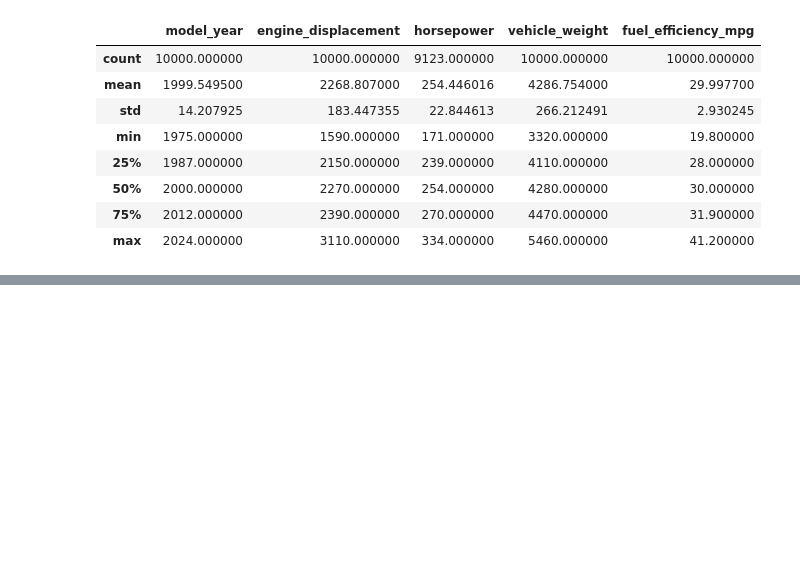
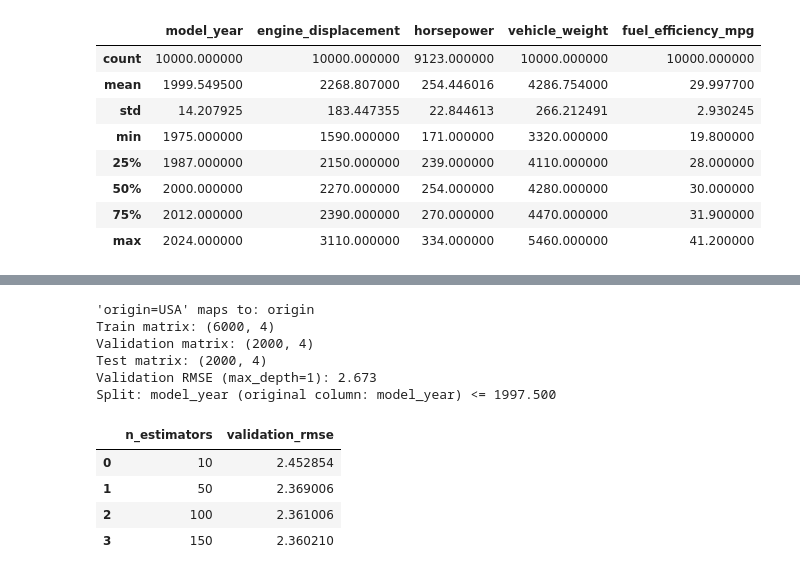
Before and after one commit to Ashfaqohi/Car_Price_Prediction_ML26-, a Jupyter notebook: notebook/01.ipynb, the cells around one changed output, grey strips where cells are left out. Saved outputs shown, nothing was run; the diff lists cells and outputs as text; code cells hidden in the pictures; blank space fills up the shorter version.

Commit message:
modified with decision trees & XGBoost

```diff
--- a/notebook/01.ipynb
+++ b/notebook/01.ipynb
@@ -369,0 +384,80 @@ np.float64(0.02433734949955211)
+# %%
+from sklearn.feature_extraction import DictVectorizer
+from sklearn.tree import DecisionTreeRegressor
+from sklearn.ensemble import RandomForestRegressor
+
+# Separate the target, then convert each feature dataframe to record dictionaries.
+y_zero_train = df_zero_train['fuel_efficiency_mpg']
+y_zero_val = df_zero_val['fuel_efficiency_mpg']
+y_zero_test = df_zero_full_test['fuel_efficiency_mpg']
+
+X_zero_train_dict = df_zero_train.drop(columns='fuel_efficiency_mpg').to_dict(orient='records')
+X_zero_val_dict = df_zero_val.drop(columns='fuel_efficiency_mpg').to_dict(orient='records')
+X_zero_test_dict = df_zero_full_test.drop(columns='fuel_efficiency_mpg').to_dict(orient='records')
+
+# Learn the feature mapping from training data only; reuse it for validation and test.
+dv = DictVectorizer(sparse=True)
+X_zero_train_matrix = dv.fit_transform(X_zero_train_dict)
+X_zero_val_matrix = dv.transform(X_zero_val_dict)
+X_zero_test_matrix = dv.transform(X_zero_test_dict)
+
+# Map encoded feature names (for example, 'origin=USA') to source columns ('origin').
+feature_to_column = {
+    feature: feature.partition('=')[0]
+    for feature in dv.get_feature_names_out()
+}
+print("'origin=USA' maps to:", 'origin=USA'.partition('=')[0])
+
+print('Train matrix:', X_zero_train_matrix.shape)
+print('Validation matrix:', X_zero_val_matrix.shape)
+print('Test matrix:', X_zero_test_matrix.shape)
+
+# Fit a shallow regression tree and check its validation RMSE.
+tree_model = DecisionTreeRegressor(max_depth=1, random_state=1)
+tree_model.fit(X_zero_train_matrix, y_zero_train)
+val_tree_predictions = tree_model.predict(X_zero_val_matrix)
+val_tree_rmse = np.sqrt(mean_squared_error(y_zero_val, val_tree_predictions))
+print('Validation RMSE (max_depth=1):', round(val_tree_rmse, 3))
+
+# Report the root split as both its encoded feature and original column.
+split_idx = tree_model.tree_.feature[0]
+split_feature = dv.get_feature_names_out()[split_idx]
+split_column = feature_to_column[split_feature]
+split_threshold = tree_model.tree_.threshold[0]
+print(f'Split: {split_feature} (original column: {split_column}) <= {split_threshold:.3f}')
+
+# Compare random forests with different numbers of trees on the validation set.
+n_estimators_values = [10, 50, 100, 150]
+rf_models = {}
+rf_results = []
+
+for n_estimators in n_estimators_values:
+    rf_model = RandomForestRegressor(
+        n_estimators=n_estimators,
+        random_state=1,
+        n_jobs=-1,
+    )
+    rf_model.fit(X_zero_train_matrix, y_zero_train)
+    val_rf_predictions = rf_model.predict(X_zero_val_matrix)
+    val_rf_rmse = np.sqrt(mean_squared_error(y_zero_val, val_rf_predictions))
+
+    rf_models[n_estimators] = rf_model
+    rf_results.append({
+        'n_estimators': n_estimators,
+        'validation_rmse': val_rf_rmse,
+    })
+
+rf_results = pd.DataFrame(rf_results).sort_values('n_estimators')
+display(rf_results)
+# %% [output]
+'origin=USA' maps to: origin
+Train matrix: (6000, 4)
+Validation matrix: (2000, 4)
+Test matrix: (2000, 4)
+Validation RMSE (max_depth=1): 2.673
+Split: model_year (original column: model_year) <= 1997.500
+|  | n_estimators | validation_rmse |
+| 0 | 10 | 2.452854 |
+| 1 | 50 | 2.369006 |
+| 2 | 100 | 2.361006 |
+| 3 | 150 | 2.360210 |
```
Also changed, not shown: parts of 10 cells of this notebook.
